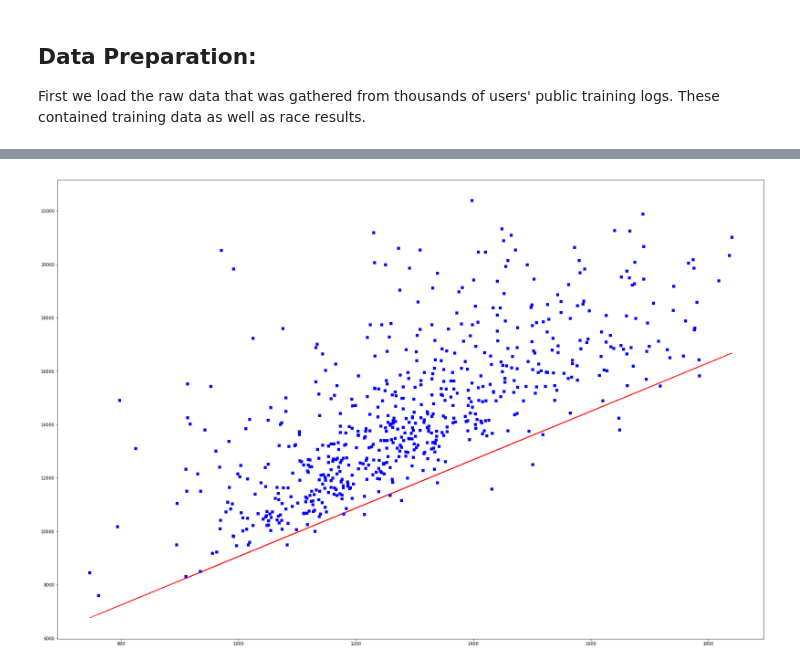
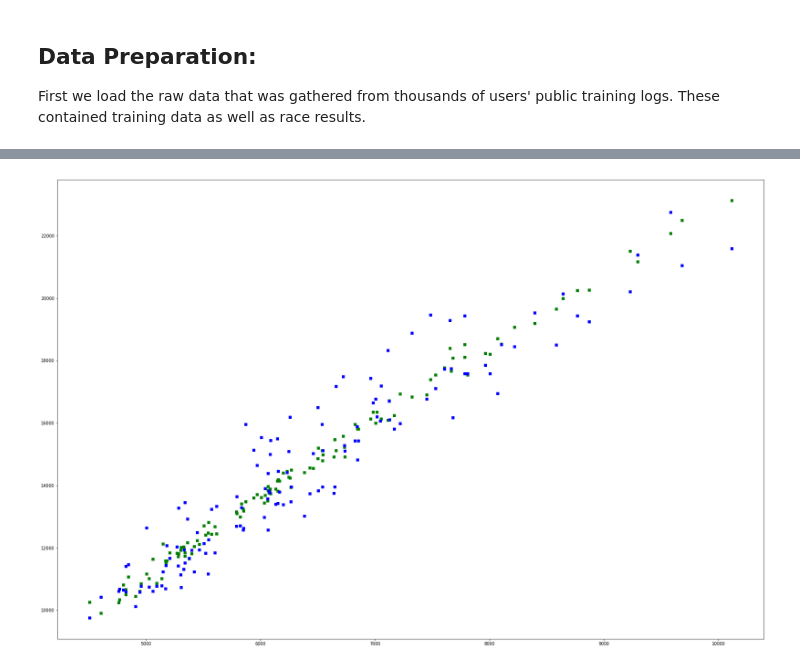
Before and after one commit to dbilenkin/machine-learning, a Jupyter notebook: MLRacePredictor/MLRacePredictor.ipynb, the cells around one changed output, grey strips where cells are left out. Saved outputs shown, nothing was run; the diff lists cells and outputs as text; code cells hidden in the pictures.

```diff
--- a/MLRacePredictor/MLRacePredictor.ipynb
+++ b/MLRacePredictor/MLRacePredictor.ipynb
@@ -67,21 +163,24 @@ pd.plotting.scatter_matrix(data, alpha = 0.3, figsize = (15,15), diagonal = 'kde
 # %%
+# Now we remove outliers, but first let's remove the rpred and rename the dataframe
+data_clean = data_with_rpred.drop('marathon_pred', axis = 1)
+
 feature_sets = {}
 outliers = []
-for feature in data.keys():
+for feature in data_clean.keys():
 
     # TODO: Calculate Q1 (25th percentile of the data) for the given feature
-    Q1 = np.percentile(data[feature], 25)
+    Q1 = np.percentile(data_clean[feature], 25)
     print Q1
 
     # TODO: Calculate Q3 (75th percentile of the data) for the given feature
-    Q3 = np.percentile(data[feature], 75)
+    Q3 = np.percentile(data_clean[feature], 75)
     print Q3
 
     # TODO: Use the interquartile range to calculate an outlier step (1.5 times the interquartile range)
-    step = (Q3 - Q1) * 1.5
+    step = (Q3 - Q1) * 3
 
     # Outliers
-    feature_outliers = data[~((data[feature] >= Q1 - step) & (data[feature] <= Q3 + step))]
+    feature_outliers = data_clean[~((data_clean[feature] >= Q1 - step) & (data_clean[feature] <= Q3 + step))]
 
     print "feature_outliers.index.values: ", feature_outliers.index.values.tolist()
     outliers += feature_outliers.index.values.tolist()
@@ -184,3 +259,5 @@ Data points considered outliers for the feature 'marathon':
 # %%
 # drop outliers
-data = data.drop(data.index[outliers]).reset_index(drop = True)
+data_clean = data_clean.drop(data_clean.index[outliers]).reset_index(drop = True)
+
+display(data_clean)
@@ -192,7 +283,7 @@ pd.plotting.scatter_matrix(data, alpha = 0.3, figsize = (15,15), diagonal = 'kde
 # %%
 # Split the data into features and target label
-y = data['marathon']
-x = data.drop('marathon', axis = 1)
+y = data_clean['marathon']
+x = data_clean.drop('marathon', axis = 1)
 # %%
 # Import train_test_split
 from sklearn.model_selection import train_test_split
@@ -274,10 +555,10 @@ Without even providing any other features, it would already be easy to vastly im
 # %%
 import numpy as np
 import matplotlib.pyplot as plt
 
 # red dashes, blue squares and green triangles
 plt.figure(figsize=(30,20))
-plt.plot(x['5K'], riegel_y, 'r--', x['5K'], y, 'bs')
+plt.plot(X_test['half'], best_predicted, 'gs', X_test['half'], y_test, 'bs')
 plt.show()
 # %% [output]
-[figure, old version]
+[figure, new version]
```
Also changed, not shown: parts of 17 cells of this notebook, 21 other files.
